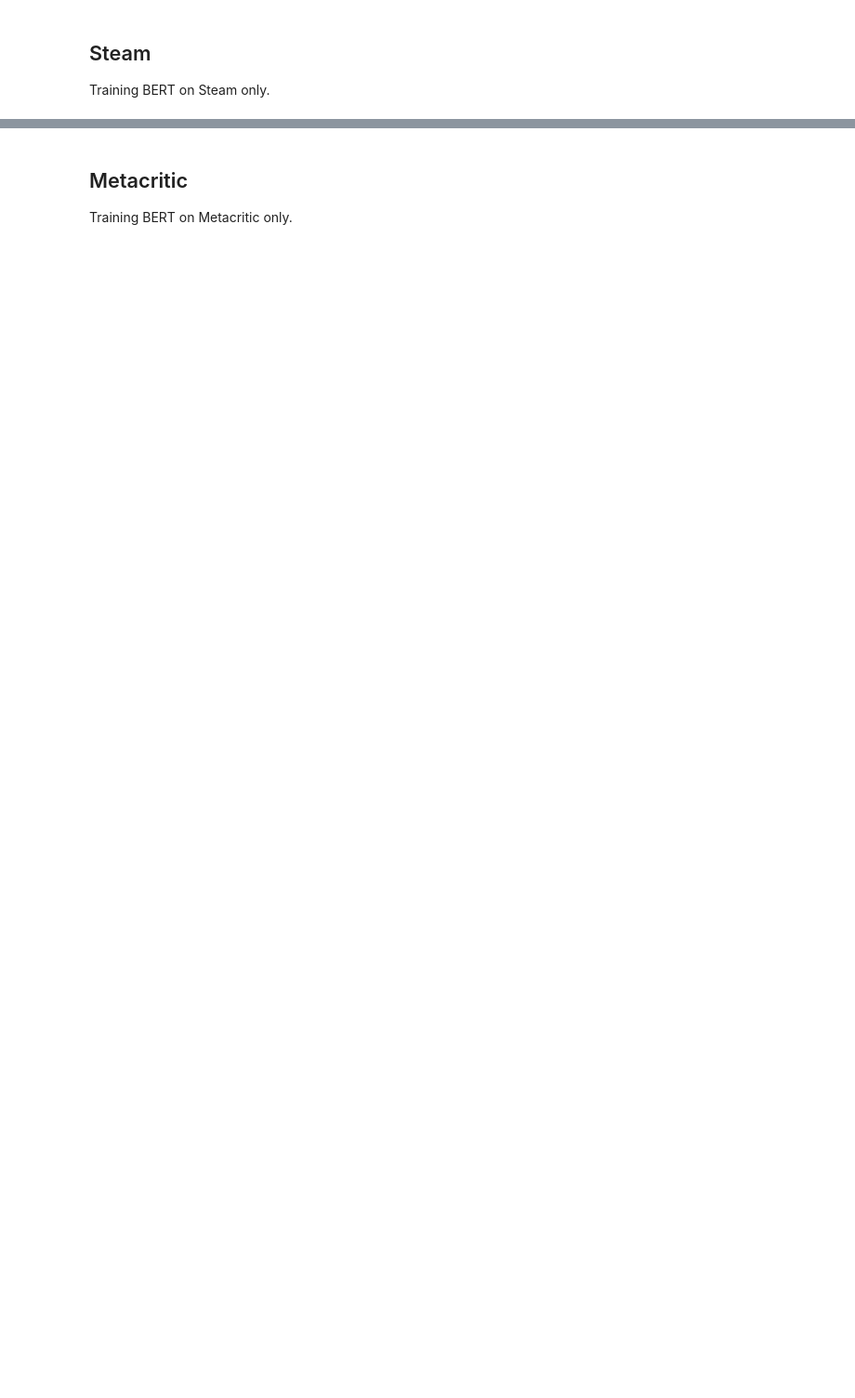
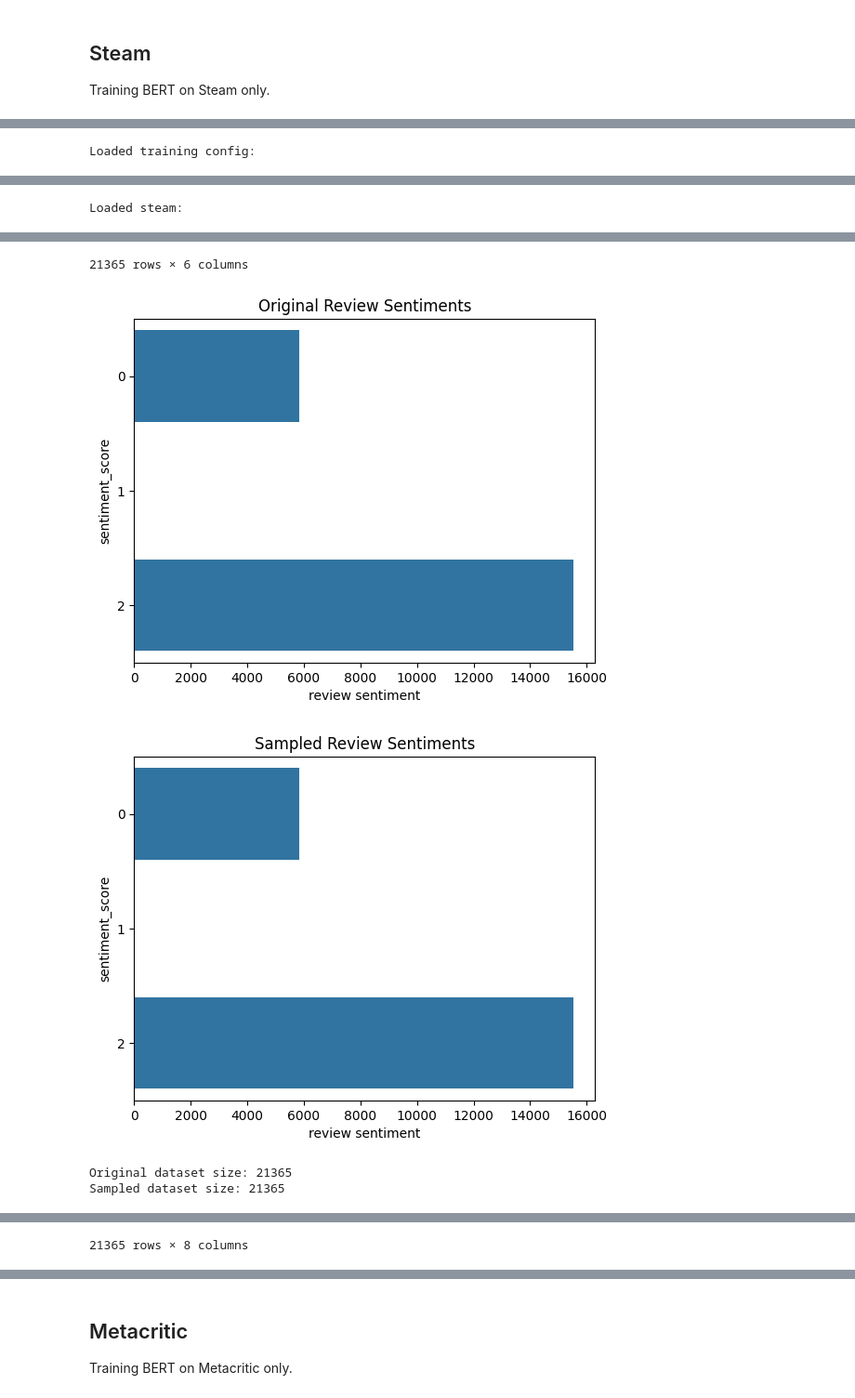
Before and after one commit to Atlinx/BERT-TLSA-paper, a Jupyter notebook: notebooks/model.ipynb, the cells around one changed output, grey strips where cells are left out. Shown at 93% size. Drawn from its saved outputs; the diff is of its cells as text; code cells hidden in the pictures; blank space fills up the shorter version.

```diff
--- a/notebooks/model.ipynb
+++ b/notebooks/model.ipynb
@@ -1070,0 +1063,4 @@ Training start for 'steam' finetuning...
+# %%
+global_dataset_train_loop("steam")
+# %% [output]
+Loaded training config:
@@ -1070,0 +1075 @@ Training start for 'steam' finetuning...
+Loaded steam:
@@ -1070,0 +1088,5 @@ Training start for 'steam' finetuning...
+21365 rows × 6 columns
+[figure, added]
+[figure, added]
+Original dataset size: 21365
+Sampled dataset size: 21365
@@ -1070,0 +1105 @@ Training start for 'steam' finetuning...
+21365 rows × 8 columns
```
Also changed, not shown: parts of 18 cells of this notebook, 4 other files.
